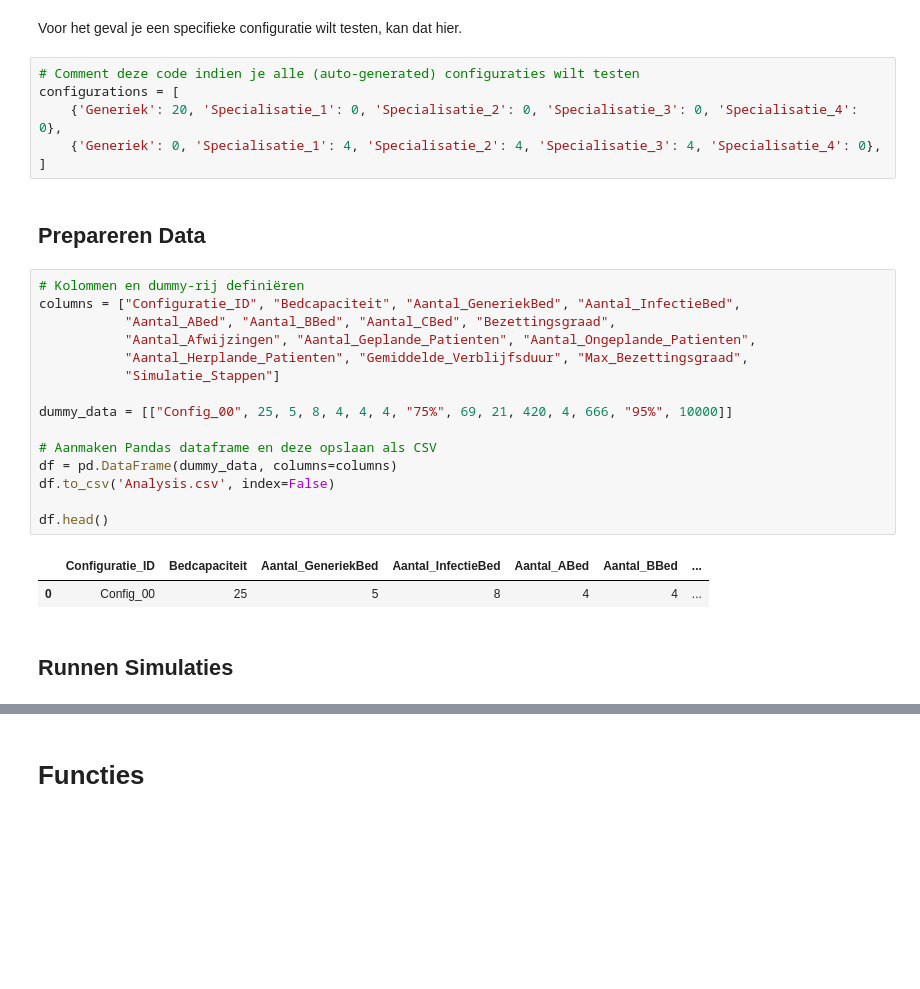
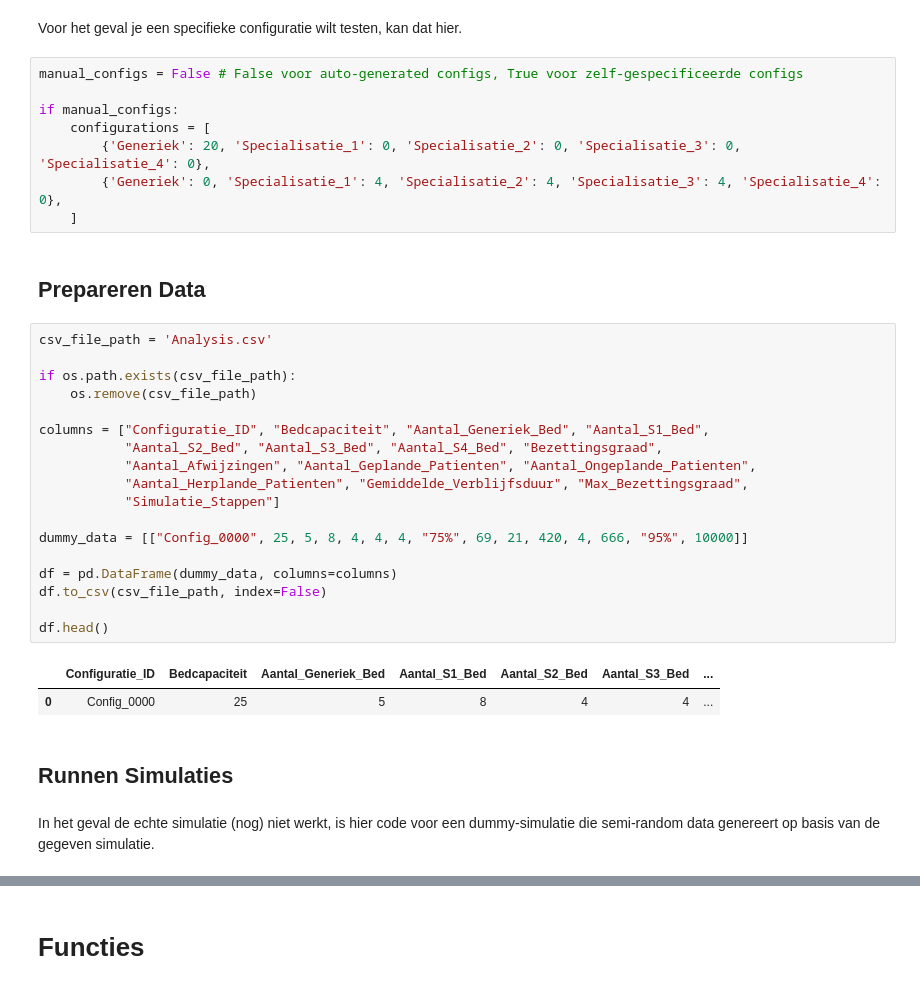
Before and after one commit to FabianTrapman/Project_BOG, a Jupyter notebook: Data Analysis.ipynb, the cells around one changed output, grey strips where cells are left out. Cells and saved outputs as stored; diff of their text form; blank space fills up the shorter version.

Commit message:
Dummy-simulatie voor data analyse

```diff
--- a/Data Analysis.ipynb
+++ b/Data Analysis.ipynb
@@ -66,30 +68,37 @@ len(configurations)
 # %% [markdown]
 Voor het geval je een specifieke configuratie wilt testen, kan dat hier.
 # %%
-# Comment deze code indien je alle (auto-generated) configuraties wilt testen
-configurations = [
-    {'Generiek': 20, 'Specialisatie_1': 0, 'Specialisatie_2': 0, 'Specialisatie_3': 0, 'Specialisatie_4': 0},
-    {'Generiek': 0, 'Specialisatie_1': 4, 'Specialisatie_2': 4, 'Specialisatie_3': 4, 'Specialisatie_4': 0},
-]
+manual_configs = False # False voor auto-generated configs, True voor zelf-gespecificeerde configs
+
+if manual_configs:
+    configurations = [
+        {'Generiek': 20, 'Specialisatie_1': 0, 'Specialisatie_2': 0, 'Specialisatie_3': 0, 'Specialisatie_4': 0},
+        {'Generiek': 0, 'Specialisatie_1': 4, 'Specialisatie_2': 4, 'Specialisatie_3': 4, 'Specialisatie_4': 0},
+    ]
 # %% [markdown]
 ## Prepareren Data
 # %%
-# Kolommen en dummy-rij definiëren
-columns = ["Configuratie_ID", "Bedcapaciteit", "Aantal_GeneriekBed", "Aantal_InfectieBed",
-           "Aantal_ABed", "Aantal_BBed", "Aantal_CBed", "Bezettingsgraad",
+csv_file_path = 'Analysis.csv'
+
+if os.path.exists(csv_file_path):
+    os.remove(csv_file_path)
+
+columns = ["Configuratie_ID", "Bedcapaciteit", "Aantal_Generiek_Bed", "Aantal_S1_Bed",
+           "Aantal_S2_Bed", "Aantal_S3_Bed", "Aantal_S4_Bed", "Bezettingsgraad",
            "Aantal_Afwijzingen", "Aantal_Geplande_Patienten", "Aantal_Ongeplande_Patienten",
            "Aantal_Herplande_Patienten", "Gemiddelde_Verblijfsduur", "Max_Bezettingsgraad",
            "Simulatie_Stappen"]
 
-dummy_data = [["Config_00", 25, 5, 8, 4, 4, 4, "75%", 69, 21, 420, 4, 666, "95%", 10000]]
+dummy_data = [["Config_0000", 25, 5, 8, 4, 4, 4, "75%", 69, 21, 420, 4, 666, "95%", 10000]]
 
-# Aanmaken Pandas dataframe en deze opslaan als CSV
 df = pd.DataFrame(dummy_data, columns=columns)
-df.to_csv('Analysis.csv', index=False)
+df.to_csv(csv_file_path, index=False)
 
 df.head()
 # %% [output]
-|  | Configuratie_ID | Bedcapaciteit | Aantal_GeneriekBed | Aantal_InfectieBed | Aantal_ABed | Aantal_BBed | ... |
-| 0 | Config_00 | 25 | 5 | 8 | 4 | 4 | ... |
+|  | Configuratie_ID | Bedcapaciteit | Aantal_Generiek_Bed | Aantal_S1_Bed | Aantal_S2_Bed | Aantal_S3_Bed | ... |
+| 0 | Config_0000 | 25 | 5 | 8 | 4 | 4 | ... |
 # %% [markdown]
 ## Runnen Simulaties
+# %% [markdown]
+In het geval de echte simulatie (nog) niet werkt, is hier code voor een dummy-simulatie die semi-random data genereert op basis van de gegeven simulatie.
```
Also changed, not shown: parts of 3 cells of this notebook.
